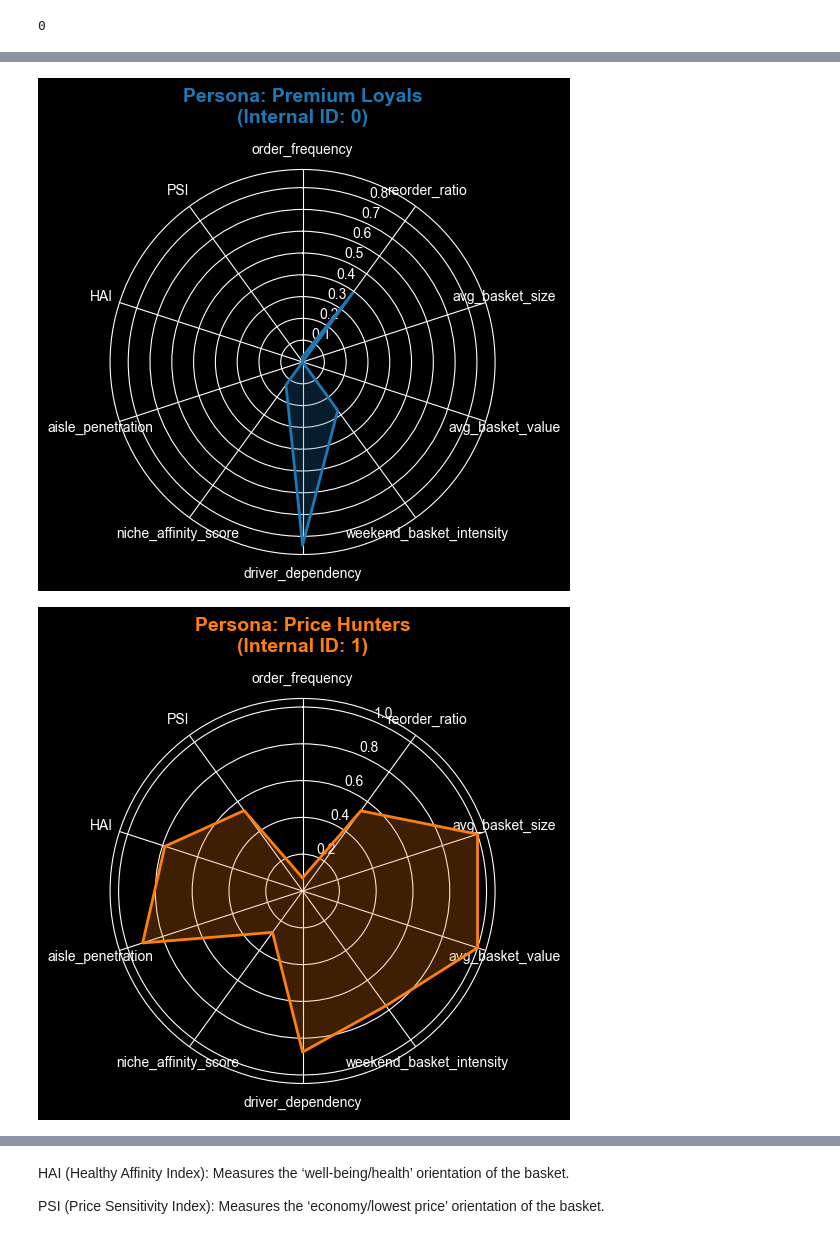
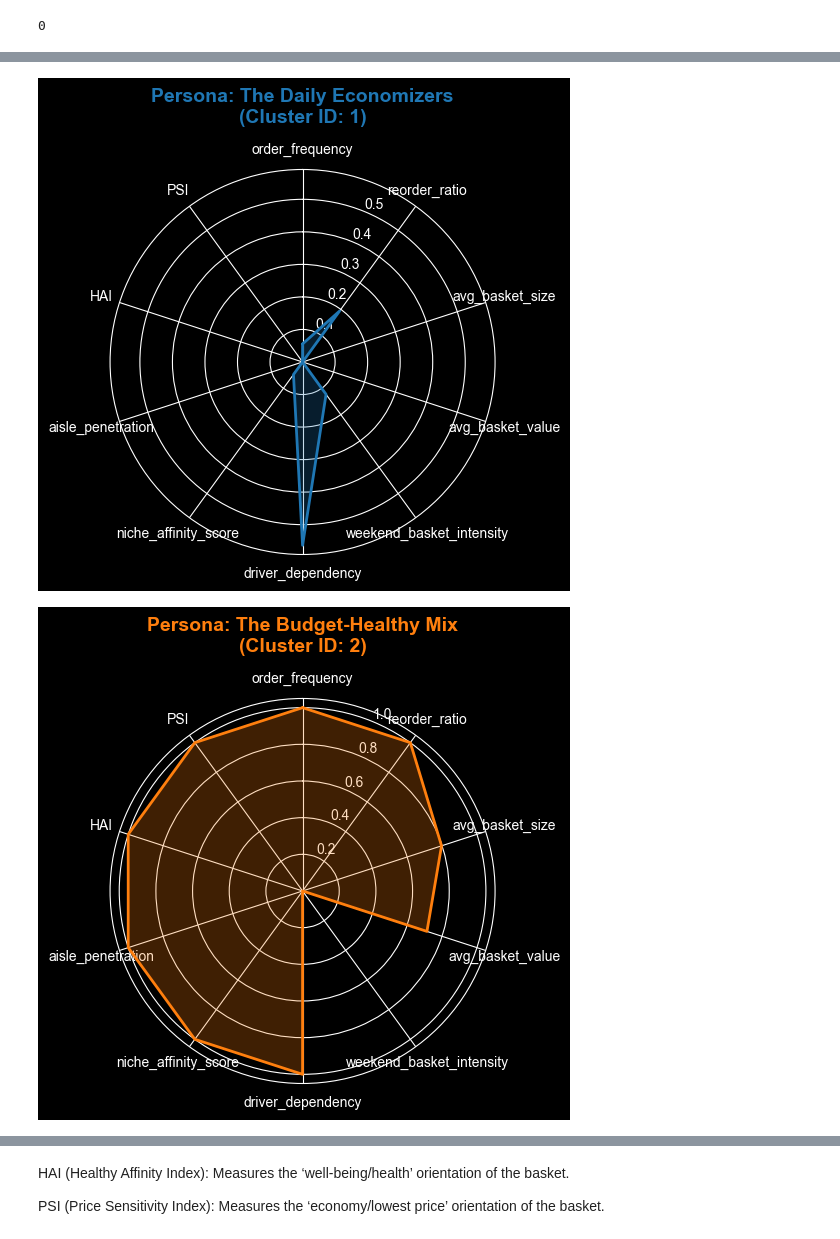
Before and after one commit to NathanLeDev/Data-Driven-Retail-Insights-for-Cost-Savings-Revenue-Growth, a Jupyter notebook: notebooks/05_pipeline_clustering.ipynb, the cells around one changed output, grey strips where cells are left out. Drawn from its saved outputs; the diff is of its cells as text; code cells hidden in the pictures.

Commit message:
clustering closing 95%

```diff
--- a/notebooks/05_pipeline_clustering.ipynb
+++ b/notebooks/05_pipeline_clustering.ipynb
@@ -100,7 +100,7 @@ X[:, 3] = np.log1p(X[:, 3])
 scaler = StandardScaler()
 X_scaled = scaler.fit_transform(X)
 
-mbk = MiniBatchKMeans(n_clusters=5, batch_size=4096, random_state=42)
+mbk = MiniBatchKMeans(n_clusters=3, batch_size=65536, random_state=42)
 customer_features = customer_features.with_columns(
     pl.Series(name="cluster", values=mbk.fit_predict(X_scaled))
 )
@@ -204,11 +199,9 @@ shape: (5, 11)
 └─────────┴────────────┴────────────┴────────────┴───┴───────────┴───────────┴──────────┴──────────┘
 # %%
 cluster_names = {
-    0: "Premium Loyals",
-    1: "Price Hunters",
-    2: "Healthy Shoppers",
-    3: "Weekend Bulk Buyers",
-    4: "Niche/Occasional"
+    0: "The Premium Healths",
+    1: "The Daily Economizers",
+    2: "The Budget-Healthy Mix",
 }
 
 summary_df = customer_features.group_by("cluster").agg([
@@ -223,39 +216,51 @@ summary_scaled = pd.DataFrame(
     columns=features_list,
     index=summary_df.index
 )
 summary_scaled['persona'] = summary_df['persona']
 
 def make_radar_chart_named(df):
     labels = [c for c in df.columns if c != 'persona']
     num_vars = len(labels)
+
+    # Calculating angles
     angles = np.linspace(0, 2 * np.pi, num_vars, endpoint=False).tolist()
     angles += angles[:1]
 
     cmap = plt.get_cmap('tab10')
 
-    for i in range(len(df)):
-        values = df.iloc[i].drop('persona').tolist()
+    # Using .iterrows() to ensure that the index is linked to the persona
+    for i, (idx, row) in enumerate(df.iterrows()):
+        values = row.drop('persona').values.flatten().tolist()
         values += values[:1]
 
-        # Récupération du nom métier
-        persona_name = df.iloc[i]['persona']
-        cluster_idx = df.index[i]
+        persona_name = row['persona']
 
         fig, ax = plt.subplots(figsize=(5, 5), subplot_kw=dict(polar=True))
         color = cmap(i % 10)
 
         ax.fill(angles, values, color=color, alpha=0.25)
         ax.plot(angles, values, color=color, linewidth=2)
 
         ax.set_theta_offset(np.pi / 2)
         ax.set_theta_direction(-1)
+
         ax.set_thetagrids(np.degrees(angles[:-1]), labels)
 
-        plt.title(f"Persona: {persona_name}\n(Internal ID: {cluster_idx})",
-                  size=14, color=color, y=1.1, fontweight='bold')
+        # The title now uses the actual ID (idx) and the mapped name (persona_name)
+        ax.set_title(f"Persona: {persona_name}\n(Cluster ID: {idx})",
+                     size=14, color=color, y=1.1, fontweight='bold')
+
         plt.show()
 
+temp_data = summary_df.drop(columns=['persona'])
+summary_scaled = pd.DataFrame(
+    scaler_viz.fit_transform(temp_data),
+    columns=temp_data.columns,
+    index=summary_df.index
+)
+summary_scaled['persona'] = summary_df['persona']
+
 make_radar_chart_named(summary_scaled)
 # %% [output]
-[figure, old version]
+[figure, new version]
-[figure, old version]
+[figure, new version]
```
Also changed, not shown: parts of 12 cells of this notebook.
